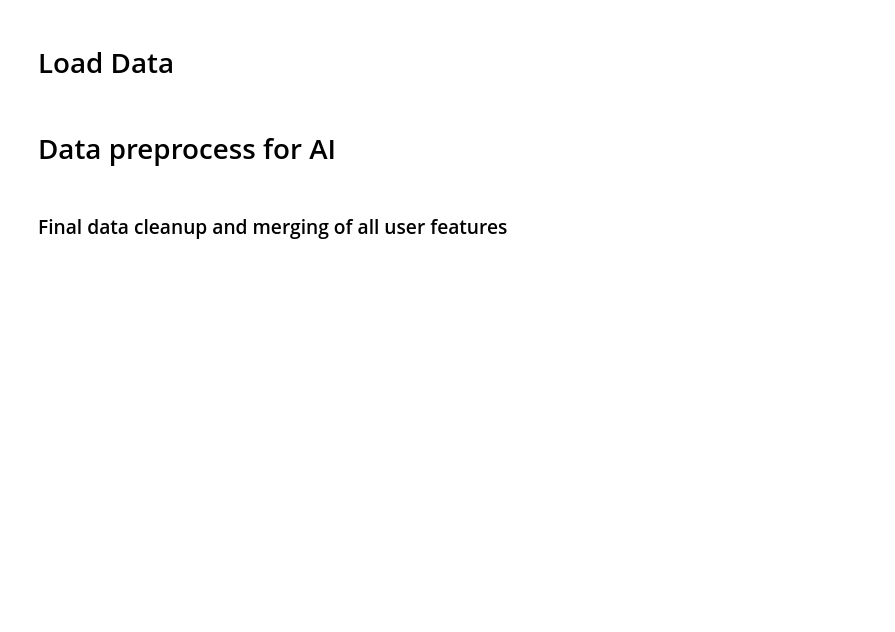
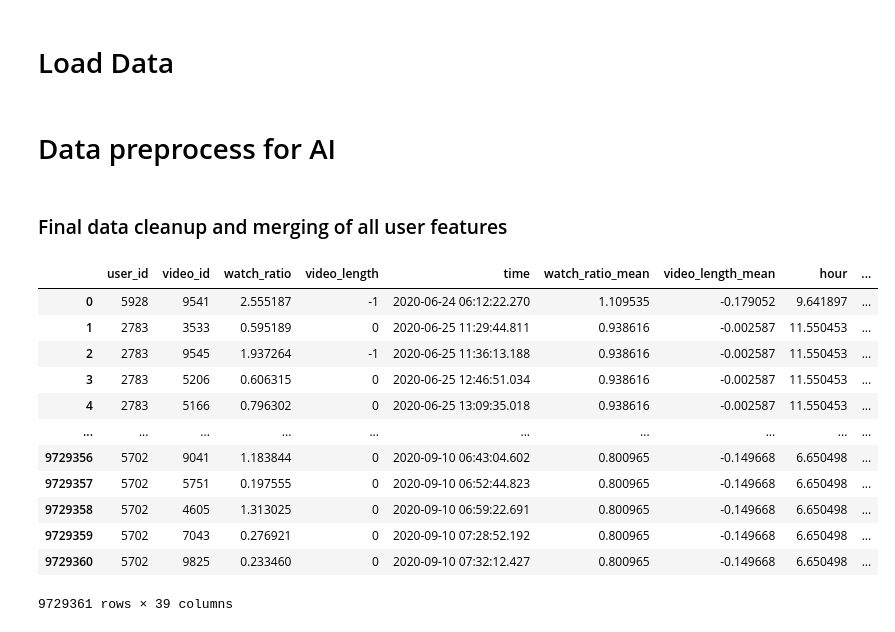
Before and after one commit to Noctilly/FinalProject_2025_LucasTilly, a Jupyter notebook: handle_big_matrix/3.2_feature_engineering.ipynb, the cells around one changed output. Drawn from its saved outputs; the diff is of its cells as text; code cells hidden in the pictures; blank space fills up the shorter version.

```diff
--- a/handle_big_matrix/3.2_feature_engineering.ipynb
+++ b/handle_big_matrix/3.2_feature_engineering.ipynb
@@ -7,11 +7,12 @@ import pandas as pd
 # Prepare environment
 # %%
 INTERMEDIATE_SAVE_PATH = "../data/big_matrix_intermediate_saves/"
+CLEANED_DATA_PATH = "../data/cleaned/"
 # %% [markdown]
 # Load Data
 # %%
-final_data = pd.read_parquet("data/final_data.parquet")
-user_features = pd.read_parquet("data/user_features.parquet")
+final_data = pd.read_parquet(INTERMEDIATE_SAVE_PATH + "final_data.parquet")
+user_features_cleaned = pd.read_parquet(CLEANED_DATA_PATH + "user_features_cleaned.parquet")
 # %% [markdown]
 # Data preprocess for AI
 # %% [markdown]
@@ -19,17 +20,31 @@ user_features = pd.read_parquet("data/user_features.parquet")
 # %%
 # Copy Dataframe
 final_data = final_data.copy()
 
 # Merge all user features
-final_data = final_data.merge(user_features, on="user_id", how="left")
+final_data = final_data.merge(user_features_cleaned, on="user_id", how="left")
 
 # Encode columns to be easier to work with
 final_data['user_active_degree'] = pd.factorize(final_data['user_active_degree'])[0]
 final_data['follow_user_num_range'] = pd.factorize(final_data['follow_user_num_range'])[0]
 final_data['fans_user_num_range'] = pd.factorize(final_data['fans_user_num_range'])[0]
 final_data['friend_user_num_range'] = pd.factorize(final_data['friend_user_num_range'])[0]
 final_data['register_days_range'] = pd.factorize(final_data['register_days_range'])[0]
 
 final_data
+# %% [output]
+|  | user_id | video_id | watch_ratio | video_length | time | watch_ratio_mean | video_length_mean | hour | ... |
+| 0 | 5928 | 9541 | 2.555187 | -1 | 2020-06-24 06:12:22.270 | 1.109535 | -0.179052 | 9.641897 | ... |
+| 1 | 2783 | 3533 | 0.595189 | 0 | 2020-06-25 11:29:44.811 | 0.938616 | -0.002587 | 11.550453 | ... |
+| 2 | 2783 | 9545 | 1.937264 | -1 | 2020-06-25 11:36:13.188 | 0.938616 | -0.002587 | 11.550453 | ... |
+| 3 | 2783 | 5206 | 0.606315 | 0 | 2020-06-25 12:46:51.034 | 0.938616 | -0.002587 | 11.550453 | ... |
+| 4 | 2783 | 5166 | 0.796302 | 0 | 2020-06-25 13:09:35.018 | 0.938616 | -0.002587 | 11.550453 | ... |
+| ... | ... | ... | ... | ... | ... | ... | ... | ... | ... |
+| 9729356 | 5702 | 9041 | 1.183844 | 0 | 2020-09-10 06:43:04.602 | 0.800965 | -0.149668 | 6.650498 | ... |
+| 9729357 | 5702 | 5751 | 0.197555 | 0 | 2020-09-10 06:52:44.823 | 0.800965 | -0.149668 | 6.650498 | ... |
+| 9729358 | 5702 | 4605 | 1.313025 | 0 | 2020-09-10 06:59:22.691 | 0.800965 | -0.149668 | 6.650498 | ... |
+| 9729359 | 5702 | 7043 | 0.276921 | 0 | 2020-09-10 07:28:52.192 | 0.800965 | -0.149668 | 6.650498 | ... |
+| 9729360 | 5702 | 9825 | 0.233460 | 0 | 2020-09-10 07:32:12.427 | 0.800965 | -0.149668 | 6.650498 | ... |
+9729361 rows × 39 columns
 # %%
 final_data.to_parquet(INTERMEDIATE_SAVE_PATH + "merged.parquet", index=True)
```
Also changed, not shown: 8 other files.
